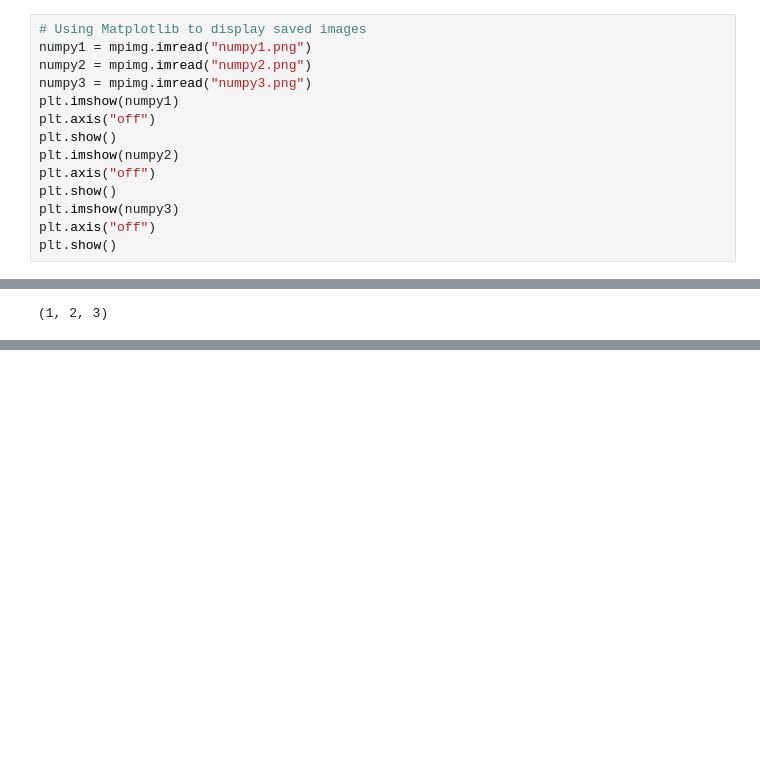
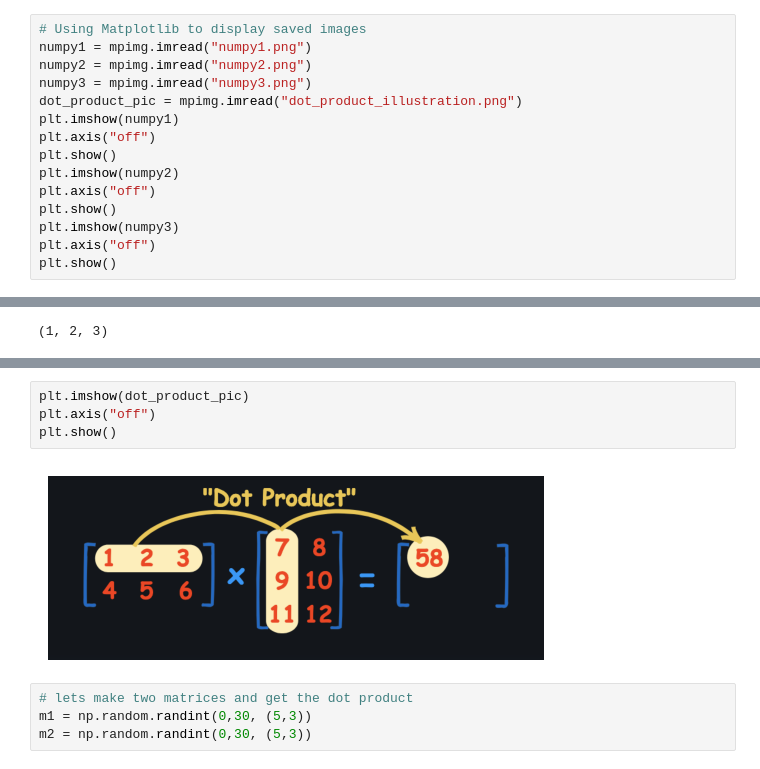
Before and after one commit to shvn22k/AIMLDSnotes, a Jupyter notebook: intro_to_numpy.ipynb, the cells around one changed output, grey strips where cells are left out. Drawn from its saved outputs; the diff is of its cells as text; blank space fills up the shorter version.

```diff
--- a/intro_to_numpy.ipynb
+++ b/intro_to_numpy.ipynb
@@ -7,6 +9,7 @@ import matplotlib.image as mpimg
 numpy1 = mpimg.imread("numpy1.png")
 numpy2 = mpimg.imread("numpy2.png")
 numpy3 = mpimg.imread("numpy3.png")
+dot_product_pic = mpimg.imread("dot_product_illustration.png")
 plt.imshow(numpy1)
 plt.axis("off")
 plt.show()
@@ -76,0 +461,10 @@ a1.ndim, a2.ndim, a3.ndim
+# %%
+plt.imshow(dot_product_pic)
+plt.axis("off")
+plt.show()
+# %% [output]
+[figure, added]
+# %%
+# lets make two matrices and get the dot product
+m1 = np.random.randint(0,30, (5,3))
+m2 = np.random.randint(0,30, (5,3))
```
Also changed, not shown: parts of 66 cells of this notebook, 1 other file.
